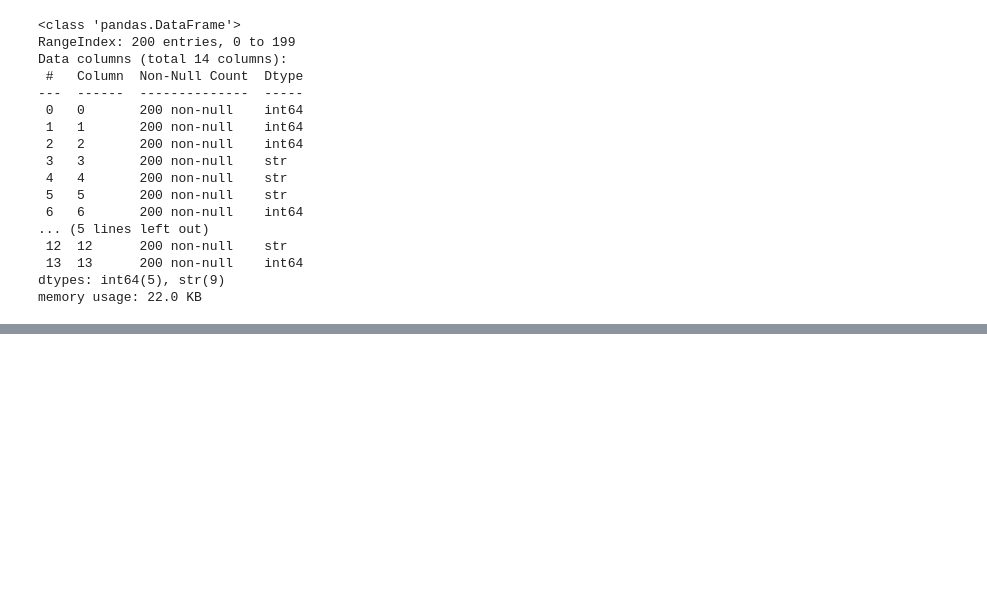
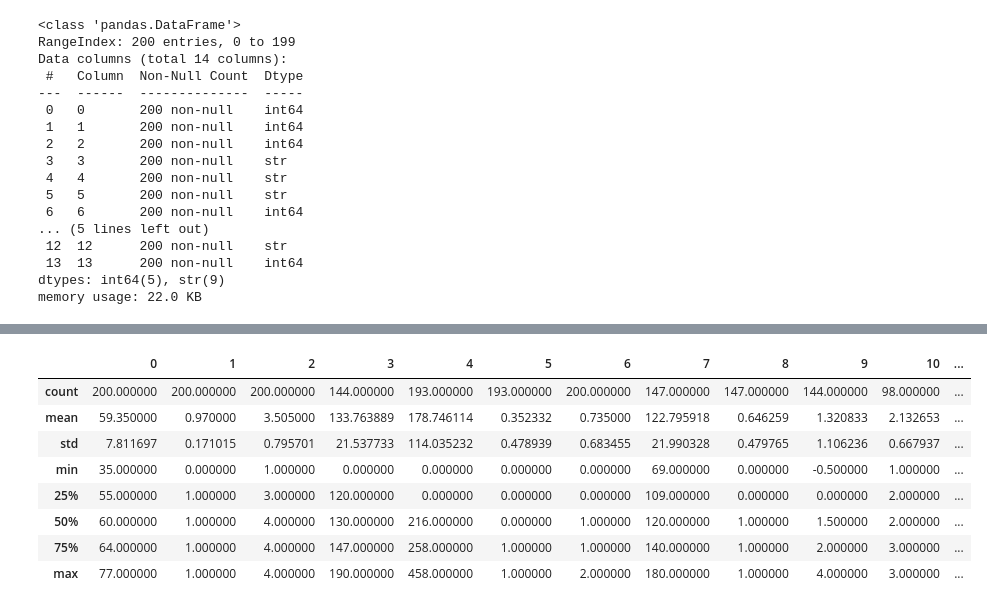
Before and after one commit to lucky-KRMU/KhushiDL-Heart-Disease, a Jupyter notebook: dataStudyEDA.ipynb, the cells around one changed output, grey strips where cells are left out. Cells and saved outputs as stored; diff of their text form; code cells hidden in the pictures; blank space fills up the shorter version.

```diff
--- a/dataStudyEDA.ipynb
+++ b/dataStudyEDA.ipynb
@@ -383,3 +383,5 @@ Data columns (total 14 columns):
  13  13      200 non-null    int64
 dtypes: int64(5), str(9)
 memory usage: 22.0 KB
+# %%
+va_data = va_data.replace('?', pd.NA)
@@ -385,0 +408,2 @@ memory usage: 22.0 KB
+# %%
+va_data = va_data.astype(float)
@@ -385,0 +430,12 @@ memory usage: 22.0 KB
+# %%
+va_data.describe(include='all')
+# %% [output]
+|  | 0 | 1 | 2 | 3 | 4 | 5 | 6 | 7 | 8 | 9 | 10 | ... |
+| count | 200.000000 | 200.000000 | 200.000000 | 144.000000 | 193.000000 | 193.000000 | 200.000000 | 147.000000 | 147.000000 | 144.000000 | 98.000000 | ... |
+| mean | 59.350000 | 0.970000 | 3.505000 | 133.763889 | 178.746114 | 0.352332 | 0.735000 | 122.795918 | 0.646259 | 1.320833 | 2.132653 | ... |
+| std | 7.811697 | 0.171015 | 0.795701 | 21.537733 | 114.035232 | 0.478939 | 0.683455 | 21.990328 | 0.479765 | 1.106236 | 0.667937 | ... |
+| min | 35.000000 | 0.000000 | 1.000000 | 0.000000 | 0.000000 | 0.000000 | 0.000000 | 69.000000 | 0.000000 | -0.500000 | 1.000000 | ... |
+| 25% | 55.000000 | 1.000000 | 3.000000 | 120.000000 | 0.000000 | 0.000000 | 0.000000 | 109.000000 | 0.000000 | 0.000000 | 2.000000 | ... |
+| 50% | 60.000000 | 1.000000 | 4.000000 | 130.000000 | 216.000000 | 0.000000 | 1.000000 | 120.000000 | 1.000000 | 1.500000 | 2.000000 | ... |
+| 75% | 64.000000 | 1.000000 | 4.000000 | 147.000000 | 258.000000 | 1.000000 | 1.000000 | 140.000000 | 1.000000 | 2.000000 | 3.000000 | ... |
+| max | 77.000000 | 1.000000 | 4.000000 | 190.000000 | 458.000000 | 1.000000 | 2.000000 | 180.000000 | 1.000000 | 4.000000 | 3.000000 | ... |
```
Also changed, not shown: parts of 3 cells of this notebook.
